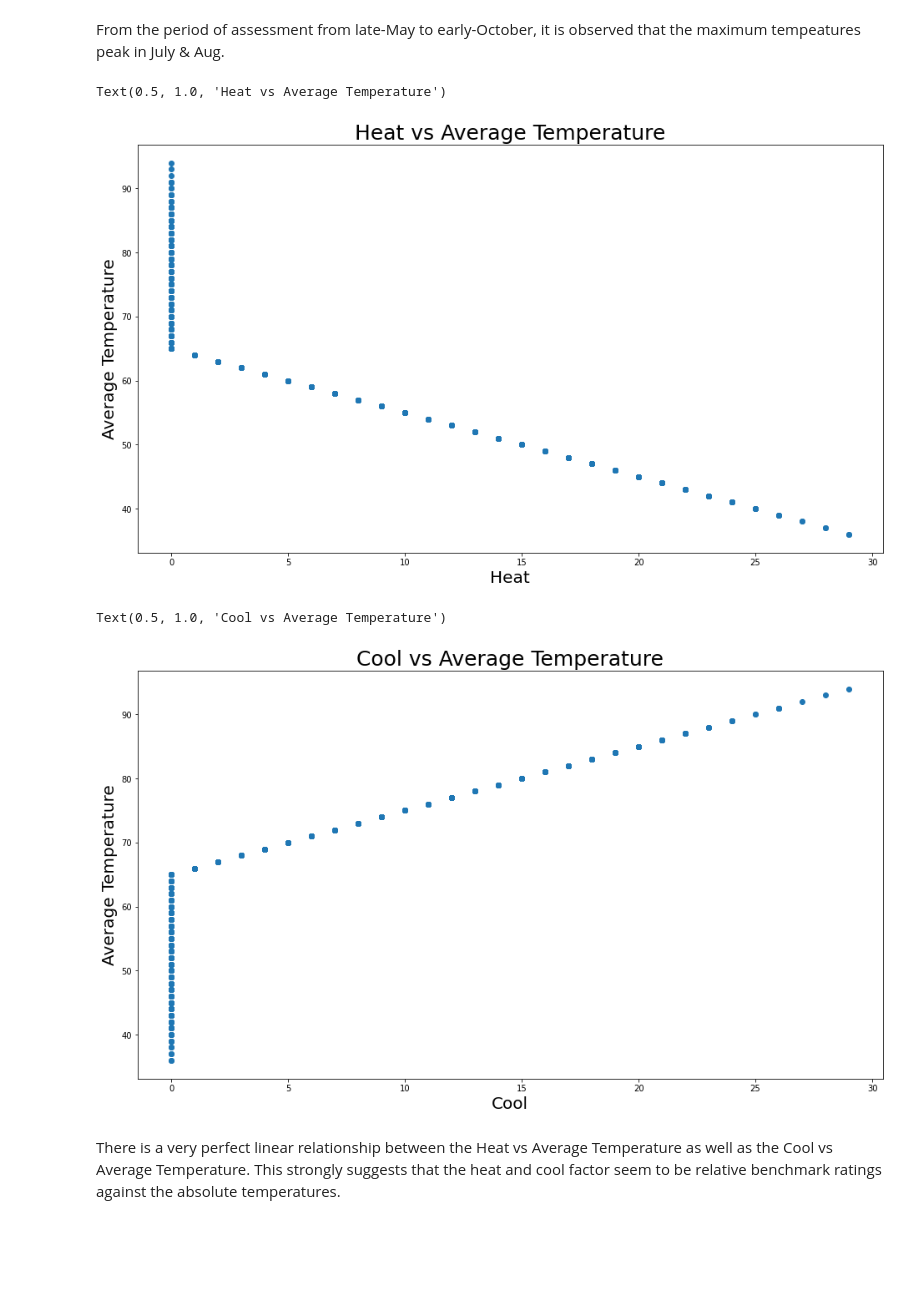
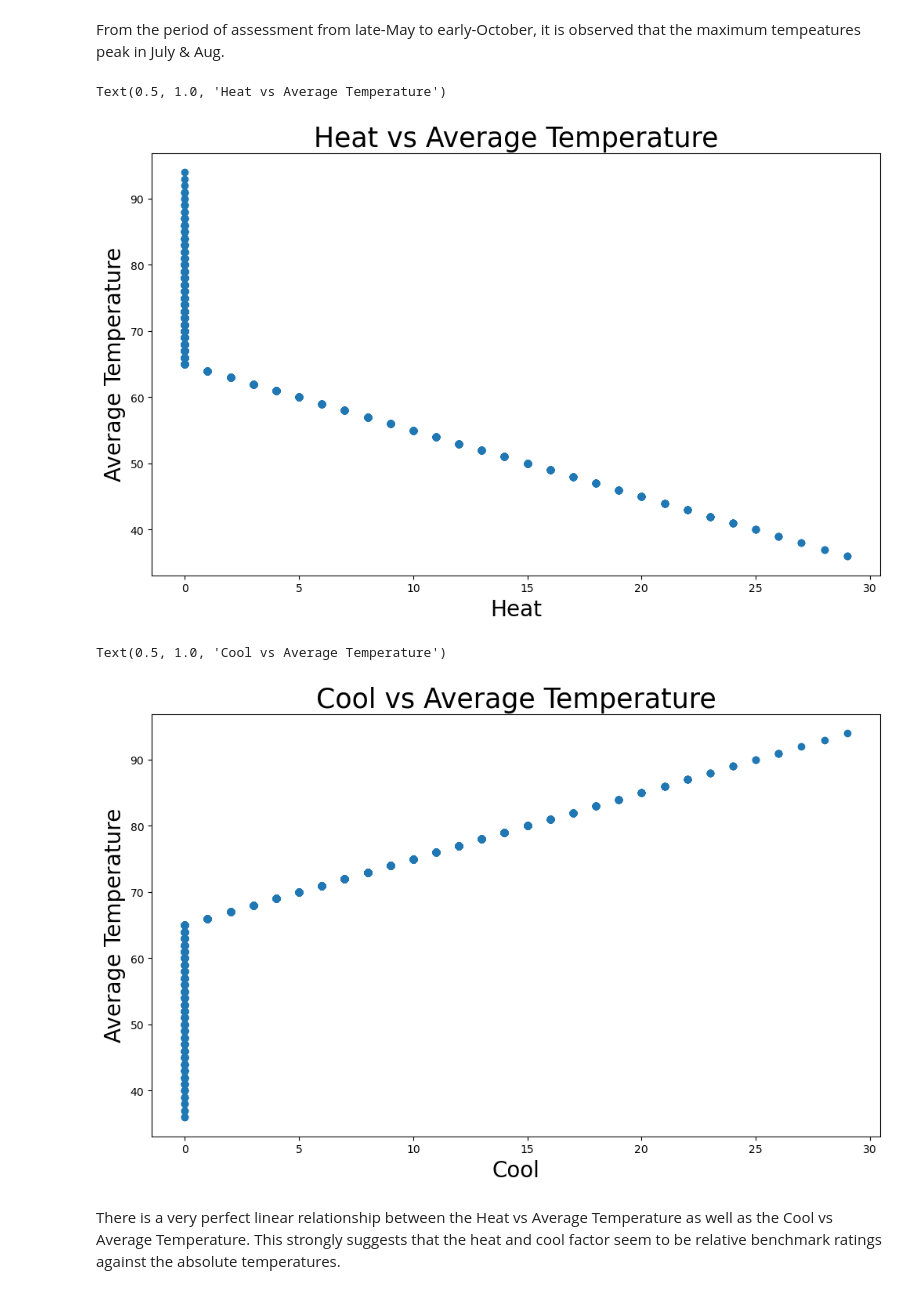
Before and after one commit to stuartdaw/Chicago-Mosquito-Analysis, a Jupyter notebook: 2.0 EDA-weather.ipynb, the cells around one changed output. Cells and saved outputs as stored; diff of their text form; code cells hidden in the pictures; blank space fills up the shorter version.

```diff
--- a/2.0 EDA-weather.ipynb
+++ b/2.0 EDA-weather.ipynb
@@ -9,6 +9,7 @@ import seaborn as sns
 import matplotlib.pyplot as plt
 %matplotlib inline
 import datetime
+plt.rcParams['figure.figsize']=(12,7)
 # %%
 pd.set_option('display.max_columns', None)
 
@@ -240,7 +241,7 @@ format_columns = ['Tmax', 'Tmin', 'Tavg', 'DewPoint','WetBulb','Heat','Cool','Pr
 for i in format_columns:
     weather[i] = weather[i].astype(float)
 # %%
-weather["Date"] = weather["Date"].astype("datetime64")
+weather["Date"] = weather["Date"].astype("datetime64[ns]")
 
 weather['Year'] = weather['Date'].dt.year
 weather['Month'] = weather['Date'].dt.month
@@ -293,23 +329,23 @@ Text(0.5, 1.0, 'Maximum Temperature Distribution by Month')
 # %% [markdown]
 From the period of assessment from late-May to early-October, it is observed that the maximum tempeatures peak in July & Aug.
 # %%
-plt.figure(figsize=(16,9))
+# plt.figure(figsize=(16,9))
 plt.xlabel("Heat", fontsize = 20)
 plt.ylabel("Average Temperature", fontsize = 20)
 plt.scatter(weather['Heat'], weather['Tavg'])
 plt.title('Heat vs Average Temperature',fontsize = 25)
 # %% [output]
 Text(0.5, 1.0, 'Heat vs Average Temperature')
-[figure, old version]
+[figure, new version]
 # %%
-plt.figure(figsize=(16,9))
+# plt.figure(figsize=(12,7))
 plt.xlabel("Cool", fontsize = 20)
 plt.ylabel("Average Temperature", fontsize = 20)
 plt.scatter(weather['Cool'], weather['Tavg'])
 plt.title('Cool vs Average Temperature',fontsize = 25)
 # %% [output]
 Text(0.5, 1.0, 'Cool vs Average Temperature')
-[figure, old version]
+[figure, new version]
 # %% [markdown]
 There is a very perfect linear relationship between the Heat vs Average Temperature as well as the Cool vs Average Temperature. This strongly suggests that the heat and cool factor seem to be relative benchmark ratings against the absolute temperatures.
 # %%
```
Also changed, not shown: parts of 5 cells of this notebook.
